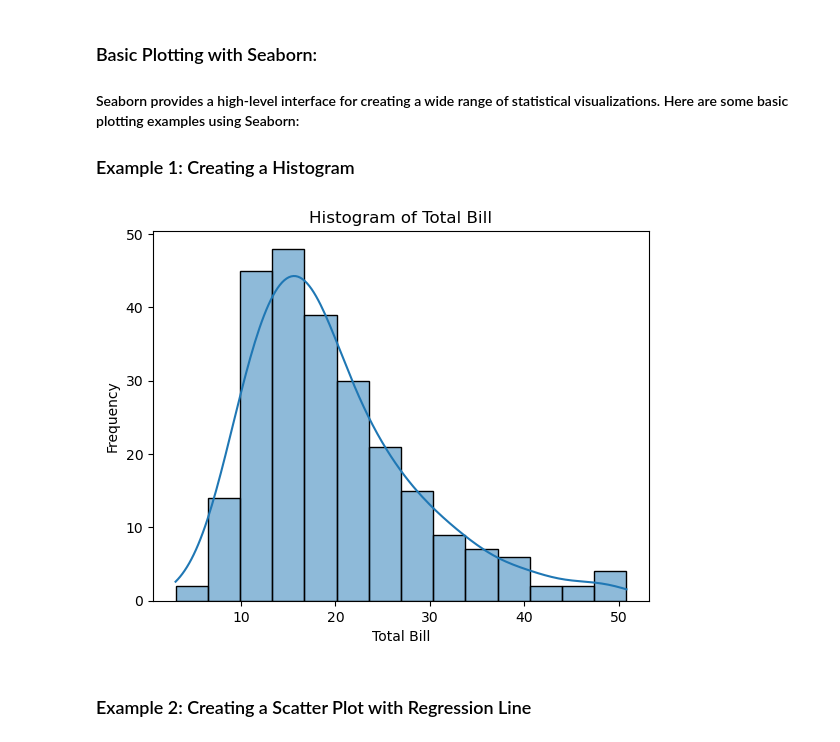
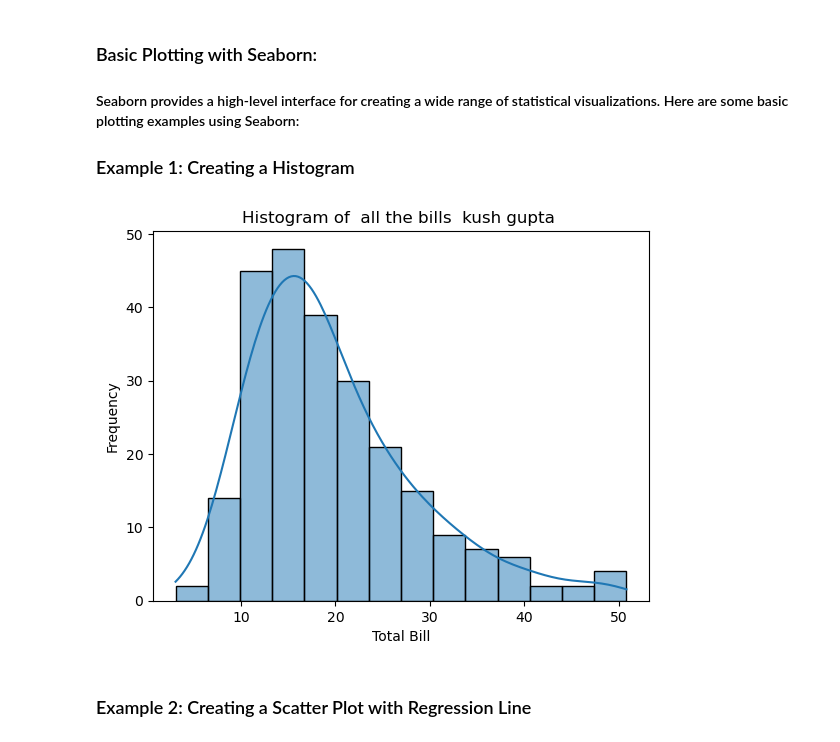
Before and after one commit to MlvPrasadOfficial/kaggle_notebooks, a Jupyter notebook: seaborn-part-1-of-5-indepth-notebook-2023.ipynb, the cells around one changed output. Drawn from its saved outputs; the diff is of its cells as text; code cells hidden in the pictures.

```diff
--- a/seaborn-part-1-of-5-indepth-notebook-2023.ipynb
+++ b/seaborn-part-1-of-5-indepth-notebook-2023.ipynb
@@ -136,18 +135,19 @@ tips_data = sns.load_dataset('tips')
 # %%
 import seaborn as sns
 import matplotlib.pyplot as plt
 
 # Load the tips dataset
 tips_data = sns.load_dataset('tips')
 
+
 # Create a histogram of the 'total_bill' column
 sns.histplot(data=tips_data, x='total_bill', kde=True)
-plt.title("Histogram of Total Bill")
+plt.title("Histogram of  all the bills  kush gupta " )
 plt.xlabel("Total Bill")
 plt.ylabel("Frequency")
 plt.show()
 # %% [output]
-[figure, old version]
+[figure, new version]
 # %% [markdown]
 ### Example 2: Creating a Scatter Plot with Regression Line
 # %%
```
Also changed, not shown: parts of 5 cells of this notebook.
